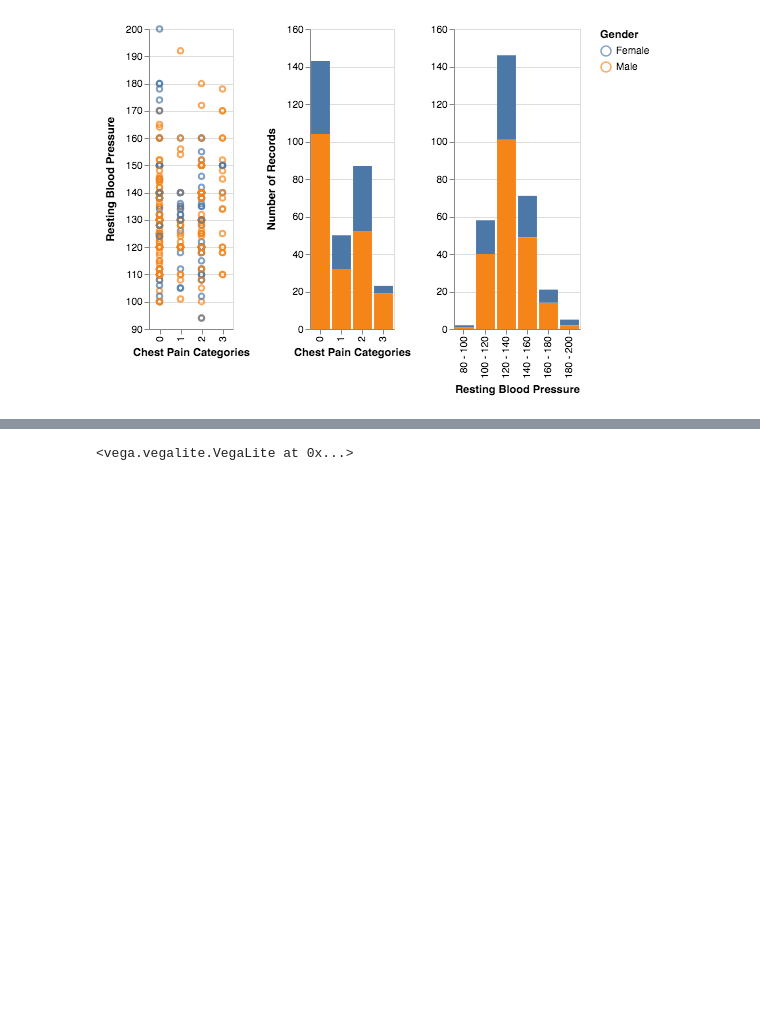
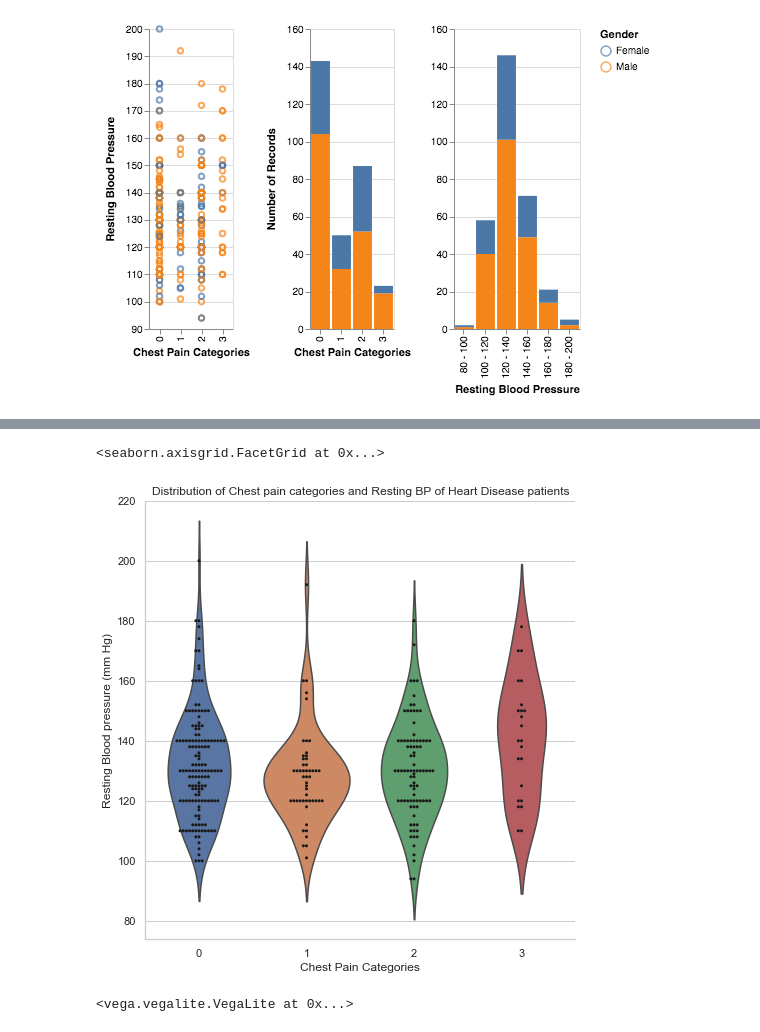
Before and after one commit to sarthakbatragatech/MedicalViz, a Jupyter notebook: HeartDisease.ipynb, the cells around one changed output, grey strips where cells are left out. Cells and saved outputs as stored; diff of their text form; code cells hidden in the pictures; blank space fills up the shorter version.

```diff
--- a/HeartDisease.ipynb
+++ b/HeartDisease.ipynb
@@ -119,6 +116,10 @@ sns.catplot(x="day", y="total_bill", hue="sex",
 # %%
-g = sns.catplot(x="day", y="total_bill", kind="violin", inner=None, data=tips)
-sns.swarmplot(x="day", y="total_bill", color="k", size=3, data=tips, ax=g.ax);
+g = sns.catplot(x="cp", y="trestbps", kind="violin", inner=None, data=temp_df, height=7)
+sns.swarmplot(x="cp", y="trestbps", color="k", size=3, data=temp_df, ax=g.ax)
+g.set(xlabel='Chest Pain Categories', ylabel='Resting Blood pressure (mm Hg)', title="Distribution of Chest pain categories and Resting BP of Heart Disease patients")
+# %% [output]
+<seaborn.axisgrid.FacetGrid at 0x...>
+[figure, added]
 # %%
 sns.relplot(x="total_bill", y="tip", hue="smoker",
             col="time", data=tips);
```
Also changed, not shown: parts of 6 cells of this notebook, 5 other files.
